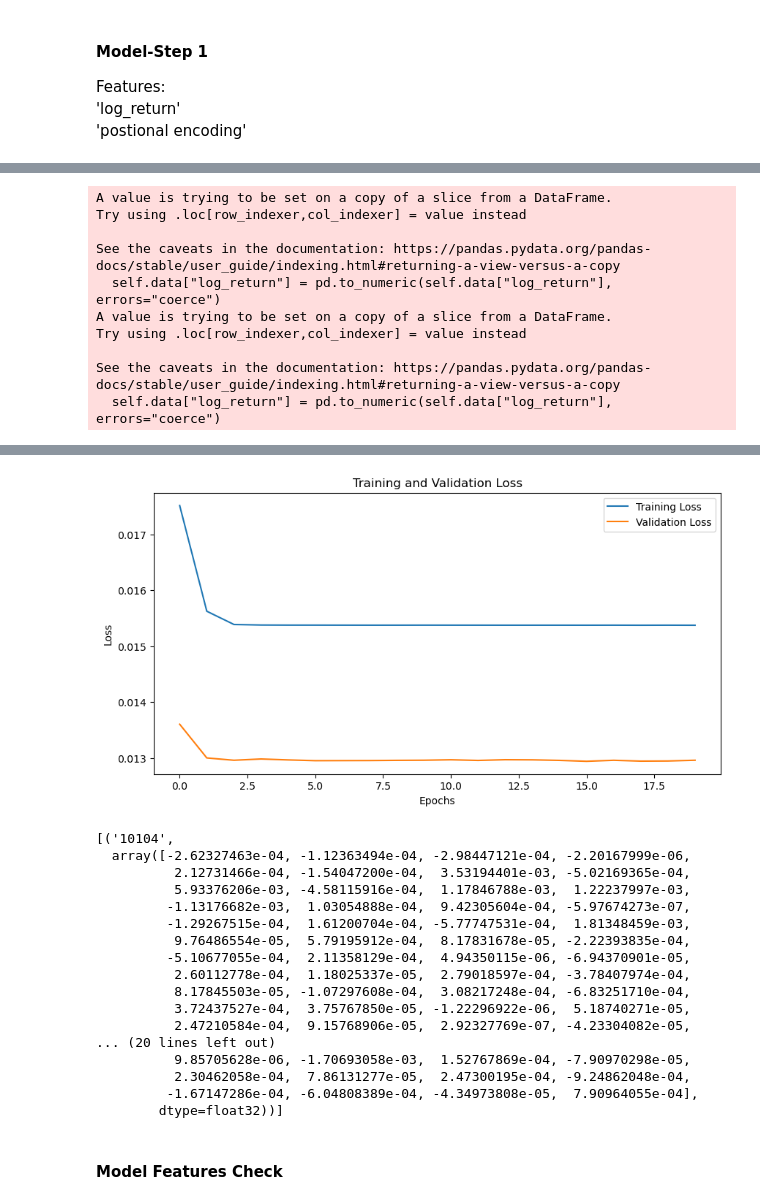
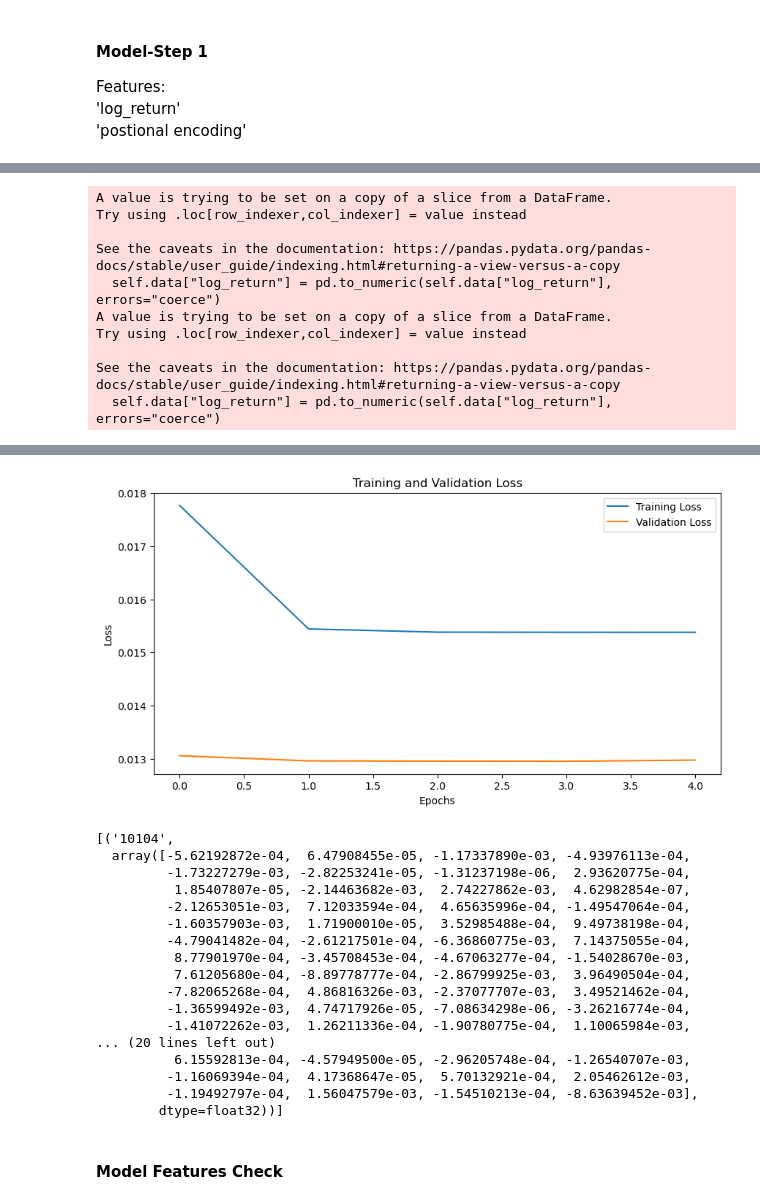
Before and after one commit to Shuo-Wang-UCBerkeley/VIP, a Jupyter notebook: src/shuo/Embedding-S&P_Step_1.ipynb, the cells around one changed output, grey strips where cells are left out. Drawn from its saved outputs; the diff is of its cells as text; code cells hidden in the pictures.

```diff
--- a/src/shuo/Embedding-S&P_Step_1.ipynb
+++ b/src/shuo/Embedding-S&P_Step_1.ipynb
@@ -430,7 +424,7 @@ criterion = nn.L1Loss()
 train_losses = []
 val_losses = []
 
-num_epochs = 20
+num_epochs = 5
 for epoch in range(num_epochs):
     model.train()
     running_loss = 0.0
@@ -495,5 +478,5 @@ Epoch 20/20, Training Loss: 0.015375758884417518, Validation Loss: 0.01296308193
 Training Complete
-[figure, old version]
+[figure, new version]
 # %%
 dataloader = train_dataloader
 dataset = train_dataset
@@ -516,21 +499,21 @@ for permno_id in stock_embeddings:
 list(stock_embeddings.items())[:2]
 # %% [output]
 [('10104',
-  array([-2.62327463e-04, -1.12363494e-04, -2.98447121e-04, -2.20167999e-06,
-          2.12731466e-04, -1.54047200e-04,  3.53194401e-03, -5.02169365e-04,
-          5.93376206e-03, -4.58115916e-04,  1.17846788e-03,  1.22237997e-03,
-         -1.13176682e-03,  1.03054888e-04,  9.42305604e-04, -5.97674273e-07,
-         -1.29267515e-04,  1.61200704e-04, -5.77747531e-04,  1.81348459e-03,
-          9.76486554e-05,  5.79195912e-04,  8.17831678e-05, -2.22393835e-04,
-         -5.10677055e-04,  2.11358129e-04,  4.94350115e-06, -6.94370901e-05,
-          2.60112778e-04,  1.18025337e-05,  2.79018597e-04, -3.78407974e-04,
-          8.17845503e-05, -1.07297608e-04,  3.08217248e-04, -6.83251710e-04,
-          3.72437527e-04,  3.75767850e-05, -1.22296922e-06,  5.18740271e-05,
-          2.47210584e-04,  9.15768906e-05,  2.92327769e-07, -4.23304082e-05,
+  array([-5.62192872e-04,  6.47908455e-05, -1.17337890e-03, -4.93976113e-04,
+         -1.73227279e-03, -2.82253241e-05, -1.31237198e-06,  2.93620775e-04,
+          1.85407807e-05, -2.14463682e-03,  2.74227862e-03,  4.62982854e-07,
+         -2.12653051e-03,  7.12033594e-04,  4.65635996e-04, -1.49547064e-04,
+         -1.60357903e-03,  1.71900010e-05,  3.52985488e-04,  9.49738198e-04,
+         -4.79041482e-04, -2.61217501e-04, -6.36860775e-03,  7.14375055e-04,
+          8.77901970e-04, -3.45708453e-04, -4.67063277e-04, -1.54028670e-03,
+          7.61205680e-04, -8.89778777e-04, -2.86799925e-03,  3.96490504e-04,
+         -7.82065268e-04,  4.86816326e-03, -2.37077707e-03,  3.49521462e-04,
+         -1.36599492e-03,  4.74717926e-05, -7.08634298e-06, -3.26216774e-04,
+         -1.41072262e-03,  1.26211336e-04, -1.90780775e-04,  1.10065984e-03,
 ... (20 lines left out)
-          9.85705628e-06, -1.70693058e-03,  1.52767869e-04, -7.90970298e-05,
-          2.30462058e-04,  7.86131277e-05,  2.47300195e-04, -9.24862048e-04,
-         -1.67147286e-04, -6.04808389e-04, -4.34973808e-05,  7.90964055e-04],
+          6.15592813e-04, -4.57949500e-05, -2.96205748e-04, -1.26540707e-03,
+         -1.16069394e-04,  4.17368647e-05,  5.70132921e-04,  2.05462612e-03,
+         -1.19492797e-04,  1.56047579e-03, -1.54510213e-04, -8.63639452e-03],
         dtype=float32))]
 # %% [markdown]
 #### Model Features Check
```
Also changed, not shown: parts of 15 cells of this notebook.
